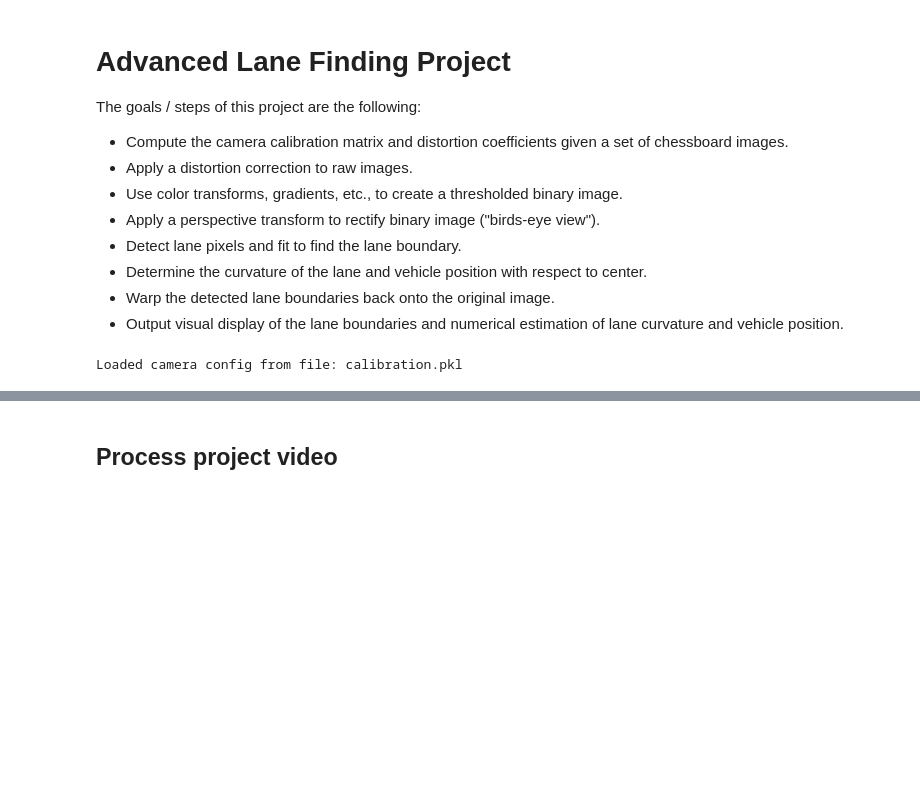
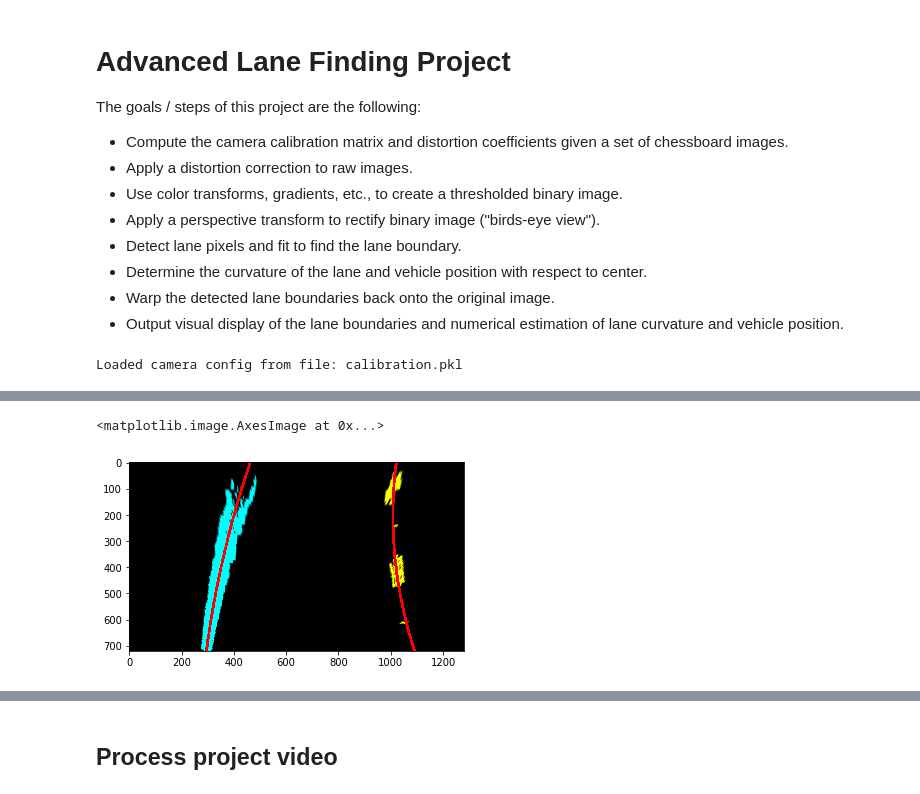
Before and after one commit to rummanwaqar/CarND-Advanced-Lane-Lines, a Jupyter notebook: Advance Lane Finding.ipynb, the cells around one changed output, grey strips where cells are left out. Cells and saved outputs as stored; diff of their text form; code cells hidden in the pictures; blank space fills up the shorter version.

```diff
--- a/Advance Lane Finding.ipynb
+++ b/Advance Lane Finding.ipynb
@@ -81 +163,14 @@ Curvature: 1592.53,4921.11
+# %%
+# test lane points
+
+img = mpimg.imread(test_images[0])
+mask = process_img(img)
+left_points, right_points, base_loc = find_lane_pixels(mask)
+
+left_lane = fit_polynomial(left_points[0], left_points[1])
+right_lane = fit_polynomial(right_points[0], right_points[1])
+plt.imshow(plot_lane_lines(mask, left_points, left_lane, right_points, right_lane))
+# %% [output]
+<matplotlib.image.AxesImage at 0x...>
+[figure, added]
 # %%
```
Also changed, not shown: parts of 21 cells of this notebook, 4 other files.
